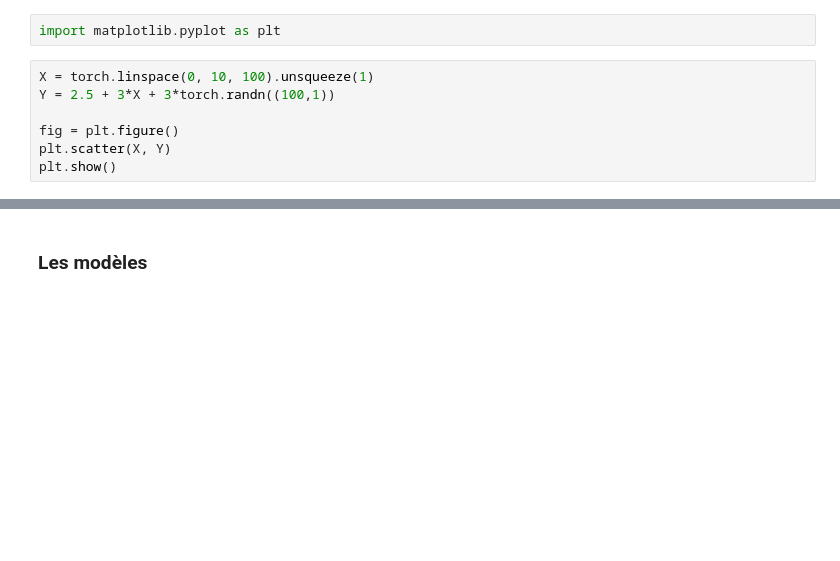
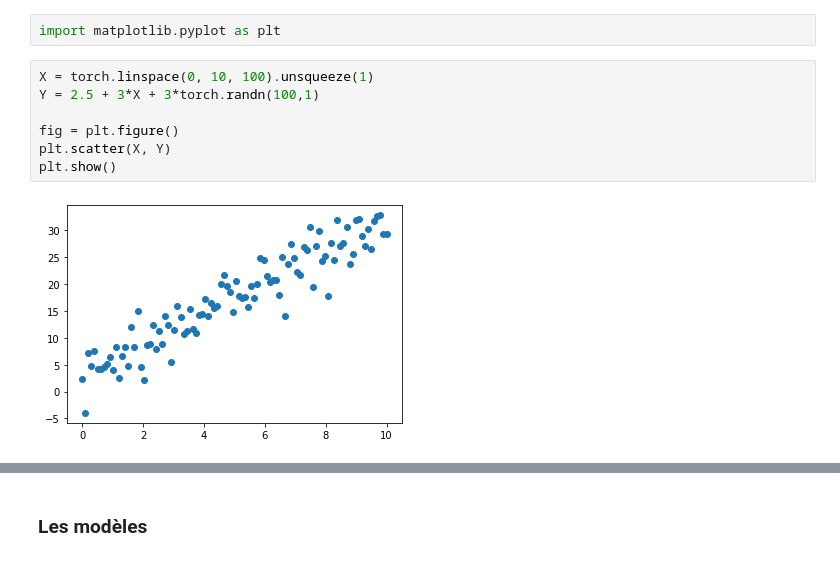
Before and after one commit to Romain3Ch216/formation_pytorch_omp, a Jupyter notebook: partie_1.ipynb, the cells around one changed output, grey strips where cells are left out. Saved outputs shown, nothing was run; the diff lists cells and outputs as text; blank space fills up the shorter version.

```diff
--- a/partie_1.ipynb
+++ b/partie_1.ipynb
@@ -117,11 +228,13 @@ https://pytorch.org/docs/stable/optim.html?highlight=optimizer#torch.optim.Optim
 import matplotlib.pyplot as plt
 # %%
 X = torch.linspace(0, 10, 100).unsqueeze(1)
-Y = 2.5 + 3*X + 3*torch.randn((100,1))
+Y = 2.5 + 3*X + 3*torch.randn(100,1)
 
 fig = plt.figure()
 plt.scatter(X, Y)
 plt.show()
+# %% [output]
+[figure, added]
 # %%
 import torch.nn.functional as F
 
```
Also changed, not shown: parts of 61 cells of this notebook, 6 other files.
